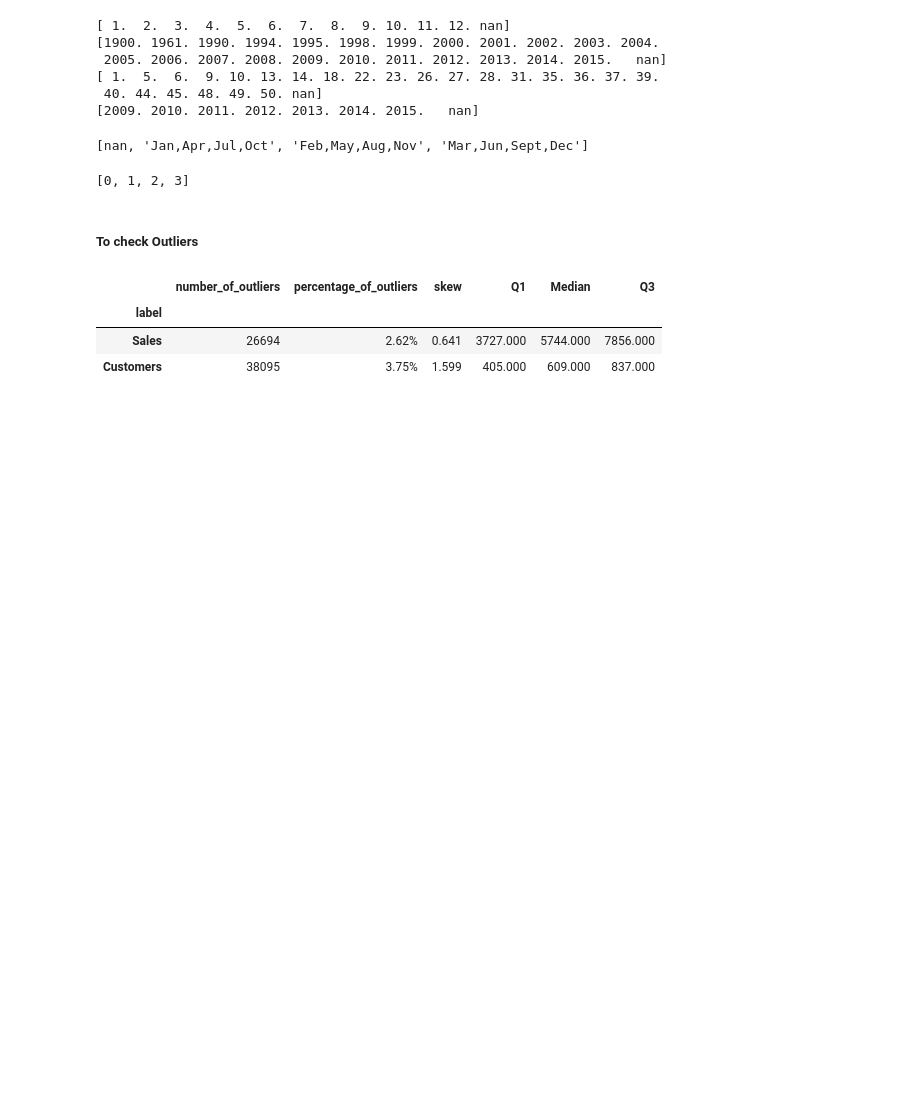
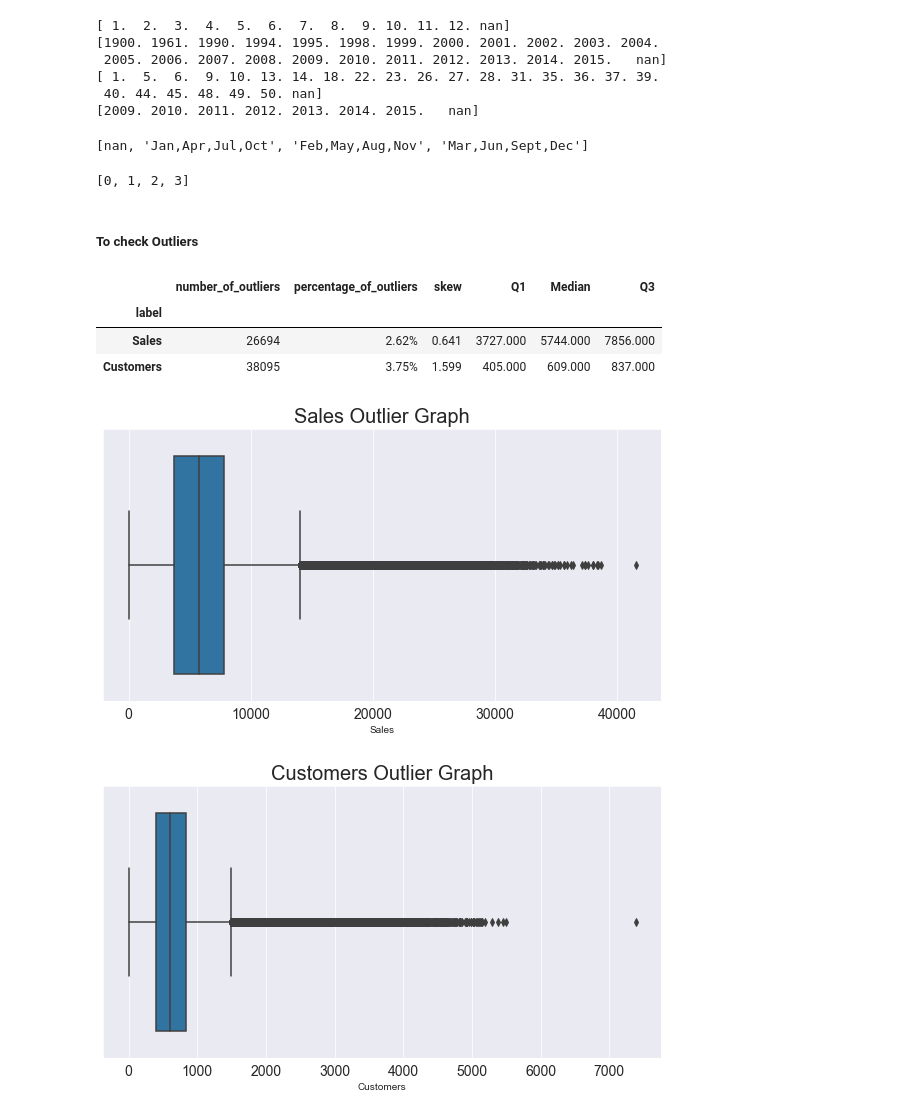
Before and after one commit to Yohanes-GR/Pharmaceutical-Sales-Forcasting, a Jupyter notebook: notebooks/Data Preprocessing.ipynb, the cells around one changed output. Cells and saved outputs as stored; diff of their text form; code cells hidden in the pictures; blank space fills up the shorter version.

```diff
--- a/notebooks/Data Preprocessing.ipynb
+++ b/notebooks/Data Preprocessing.ipynb
@@ -225,3 +212,9 @@ df_outliers.getOverview()
 | label |  |  |  |  |  |  |
 | Sales | 26694 | 2.62% | 0.641 | 3727.000 | 5744.000 | 7856.000 |
 | Customers | 38095 | 3.75% | 1.599 | 405.000 | 609.000 | 837.000 |
+# %%
+plot.box_plot(train_df, train_df['Sales'], "Sales Outlier Graph")
+plot.box_plot(train_df, train_df['Customers'], "Customers Outlier Graph")
+# %% [output]
+[figure, added]
+[figure, added]
```
Also changed, not shown: parts of 25 cells of this notebook, 20 other files.
